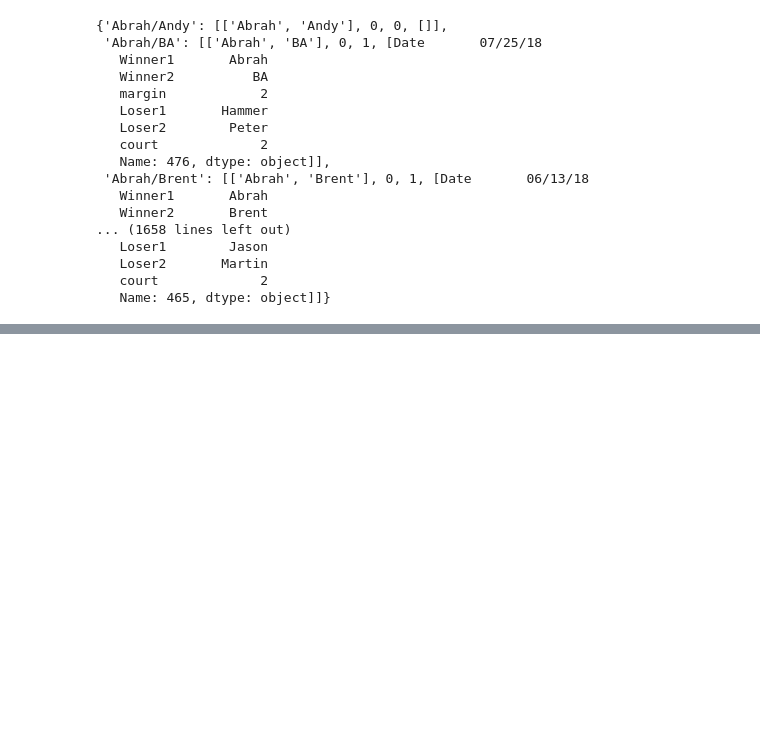
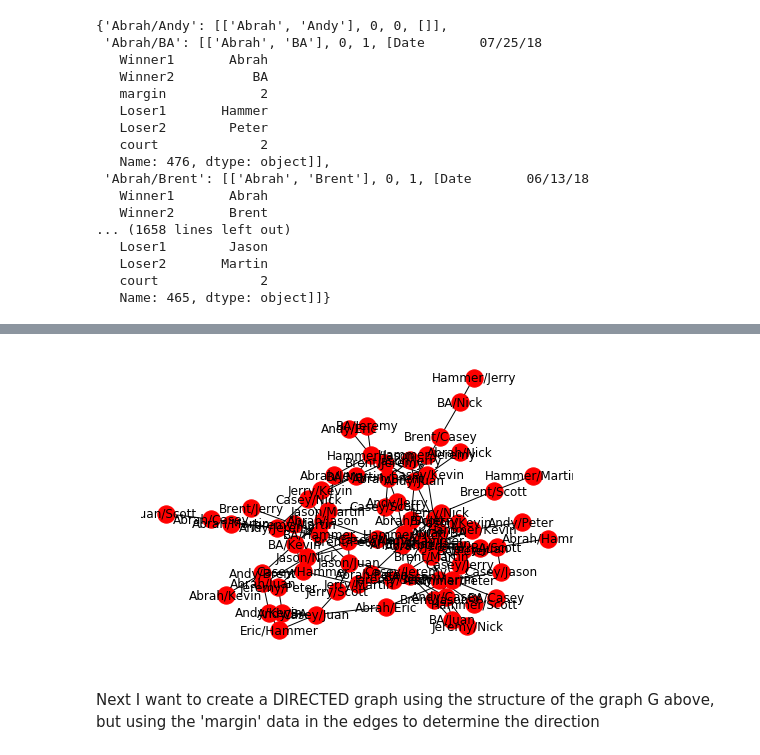
Before and after one commit to VolleyData/mens-net-league, a Jupyter notebook: notebooks/mens-net-league.ipynb, the cells around one changed output, grey strips where cells are left out. Drawn from its saved outputs; the diff is of its cells as text; code cells hidden in the pictures; blank space fills up the shorter version.

```diff
--- a/notebooks/mens-net-league.ipynb
+++ b/notebooks/mens-net-league.ipynb
@@ -210,0 +267,19 @@ court1_grid
+# %%
+for edge in G.edges():
+    team_dict[edge[0]].append('game')
+    team_dict[edge[1]].append('game')
+
+# removing nodes with no edges (e.g. all of Eric's nodes)
+nodes_to_remove = []
+for node in G.nodes():  # can't do the removal in here because it changes the iterated object
+    if len(team_dict[node]) < 5:
+        nodes_to_remove.append(node)   # make a list of unconnected nodes to remove
+for node in nodes_to_remove:
+    G.remove_node(node)
+
+nx.draw(G, with_labels = True)
+plt.show()
+# %% [output]
+[figure, added]
+# %% [markdown]
+Next I want to create a DIRECTED graph using the structure of the graph G above, but using the 'margin' data in the edges to determine the direction
```
Also changed, not shown: parts of 11 cells of this notebook.
